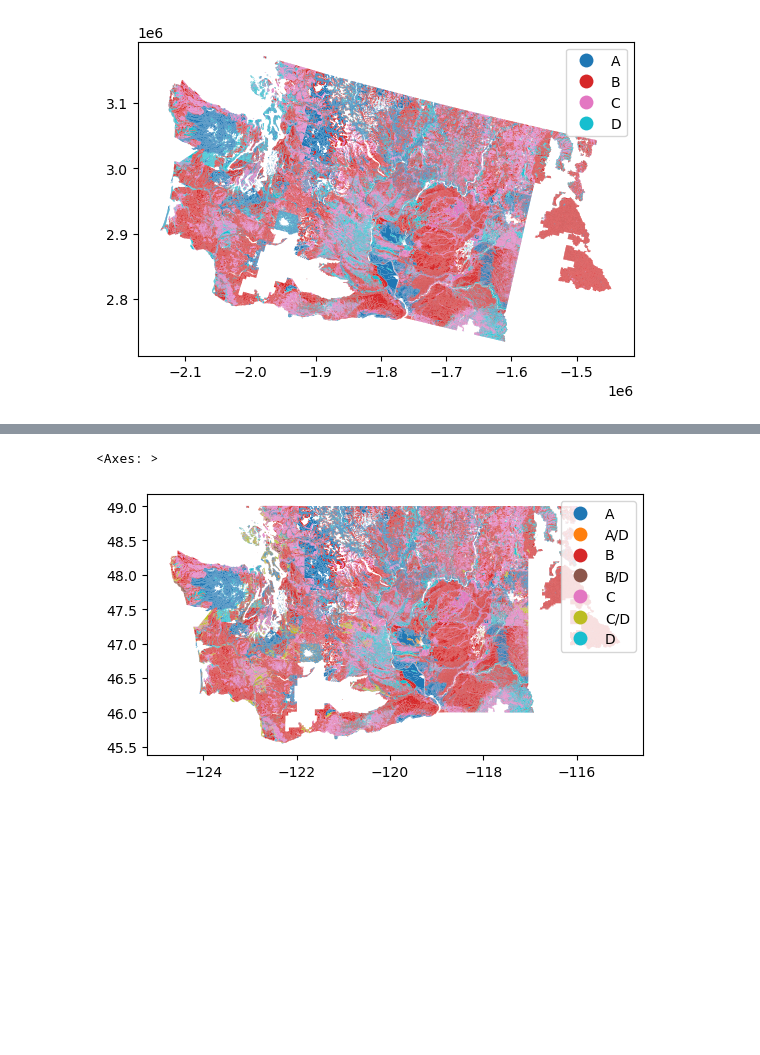
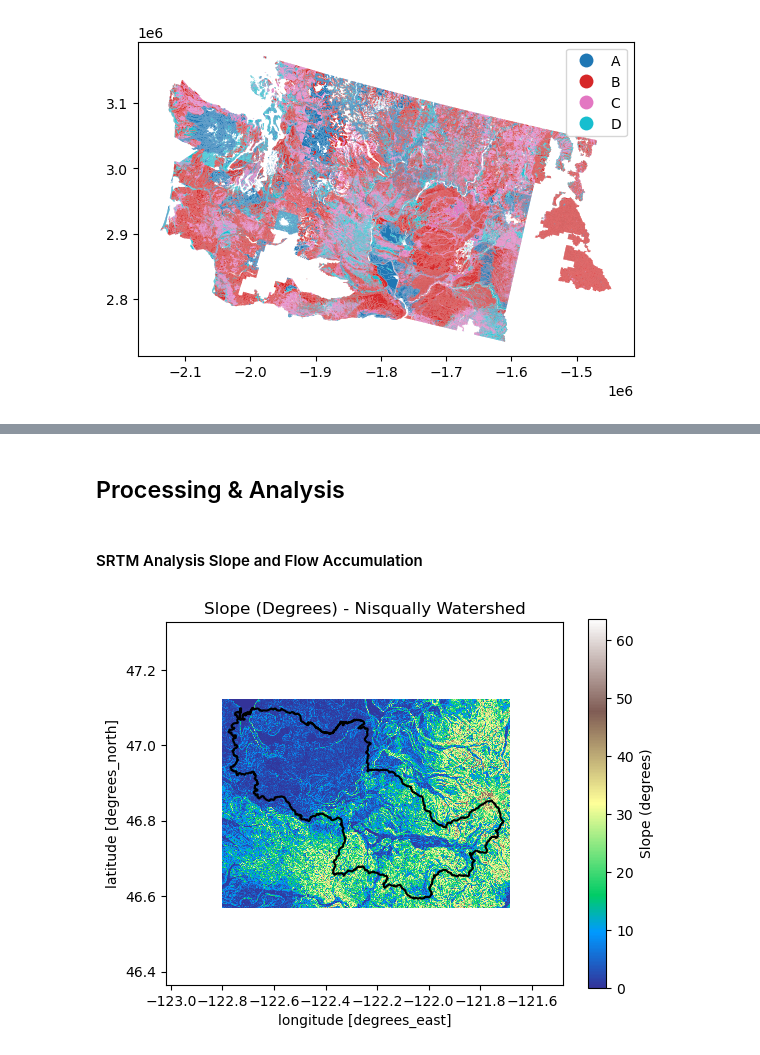
Before and after one commit to nym-veach/surface-runoff-susceptibility-model, a Jupyter notebook: notebooks/01-download-data.ipynb, the cells around one changed output, grey strips where cells are left out. Drawn from its saved outputs; the diff is of its cells as text; code cells hidden in the pictures; blank space fills up the shorter version.

Commit message:
calculated sloped and generated map

```diff
--- a/notebooks/01-download-data.ipynb
+++ b/notebooks/01-download-data.ipynb
@@ -876,6 +871,35 @@ Index(['areasymbol', 'spatialver', 'musym', 'mukey', 'shape_length',
       dtype='object')
-# %%
-soils_gdf.to_crs(epsg=4326).plot(column="hydgrpdcd", legend=True)
-# %% [output]
-<Axes: >
-[figure, removed]
+# %% [markdown]
+## Processing & Analysis
+# %% [markdown]
+#### SRTM Analysis Slope and Flow Accumulation
+# %%
+# Reproject DEM to EPSG:5070 (NAD83 / Conus Albers)
+nisqually_rpj = nisqually_srtm_da.rio.reproject("EPSG:5070")
+
+# Calculate slope
+nisqually_slope = xrspatial.slope(nisqually_rpj)
+
+# Reproject slope back to lat/long for plotting
+nisqually_slope_4326 = nisqually_slope.rio.reproject("EPSG:4326")
+
+# Plot slope with watershed boundary
+fig, ax = plt.subplots()
+
+# Plot slope with a terrain colormap and colorbar with label
+nisqually_slope_4326.plot(
+    ax=ax,
+    cmap='terrain',
+    cbar_kwargs={'label': 'Slope (degrees)'}
+)
+
+# Add title
+ax.set_title("Slope (Degrees) - Nisqually Watershed")
+
+# Plot watershed boundary on top
+nisqually_gdf.plot(ax=ax, facecolor='none', edgecolor='black', linewidth=1.5)
+
+# Show the plot
+plt.show()
+# %% [output]
+[figure, added]
```
Also changed, not shown: parts of 5 cells of this notebook.
